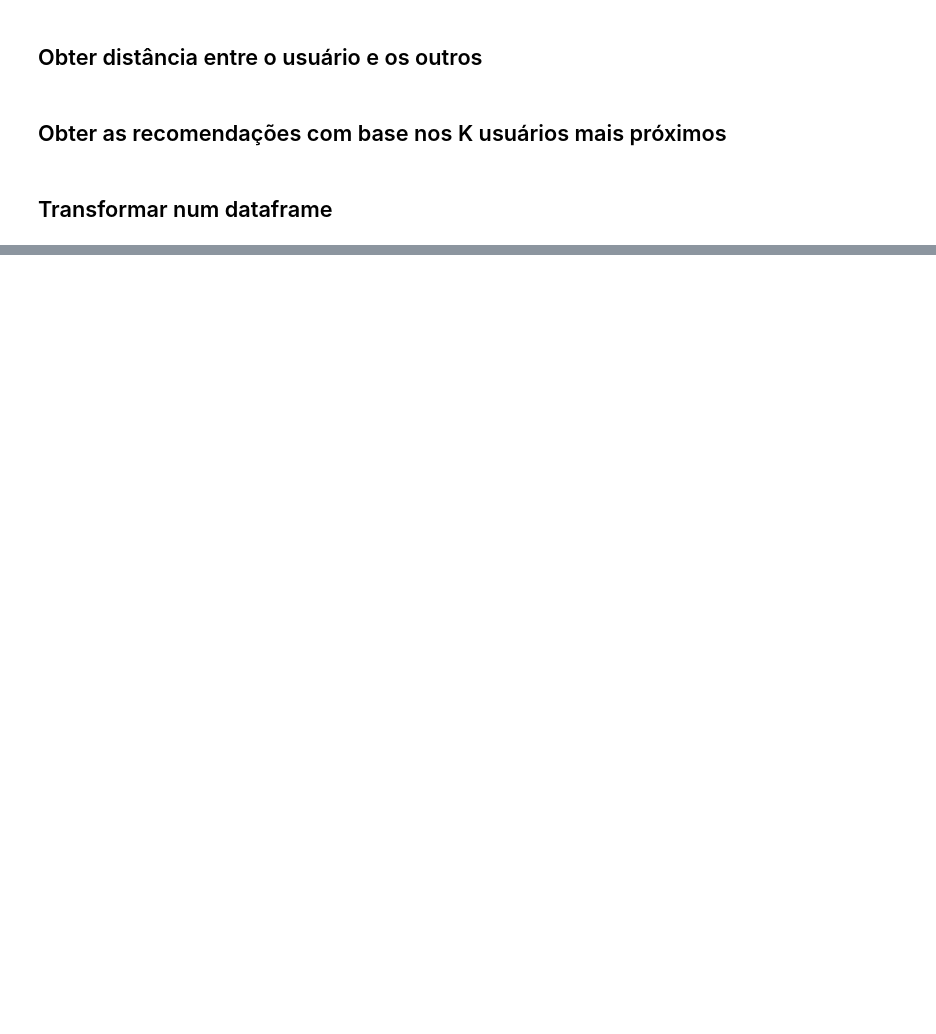
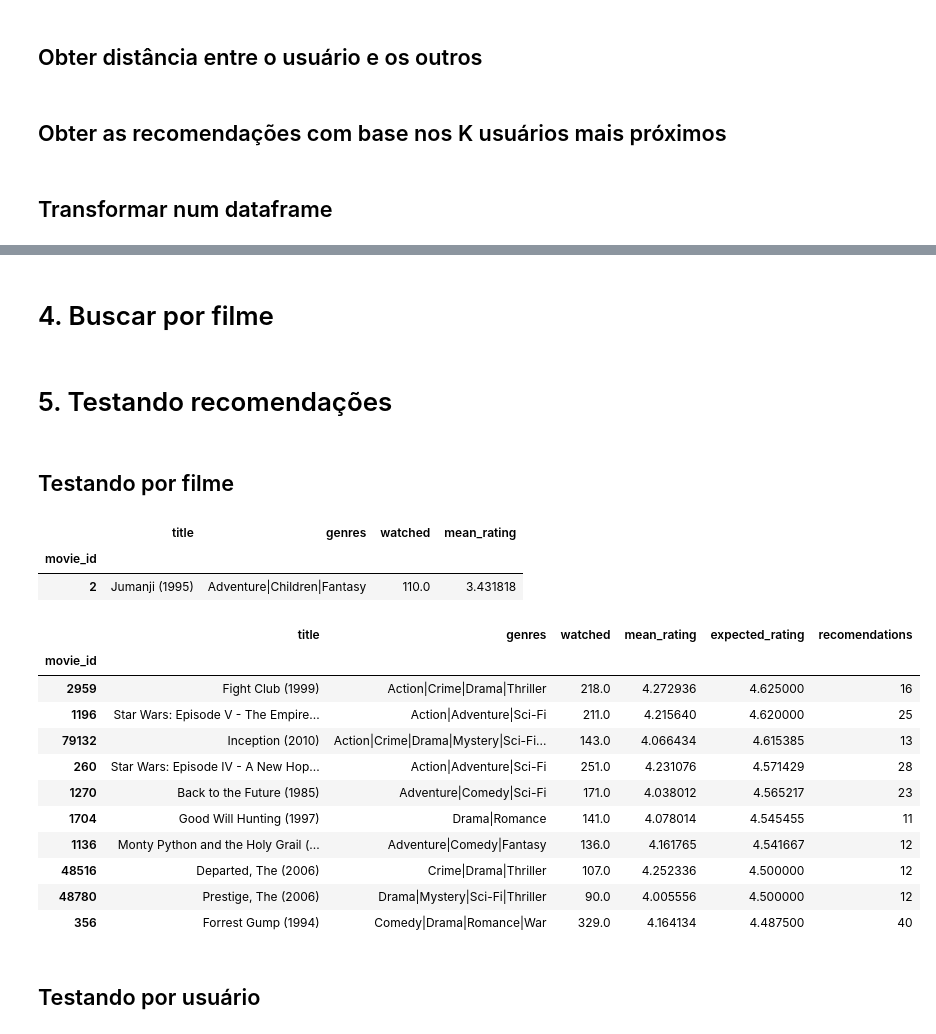
Before and after one commit to headyschwi/movie_recomendation, a Jupyter notebook: main.ipynb, the cells around one changed output, grey strips where cells are left out. Cells and saved outputs as stored; diff of their text form; code cells hidden in the pictures; blank space fills up the shorter version.

```diff
--- a/main.ipynb
+++ b/main.ipynb
@@ -123,3 +113,69 @@ recommendations.head(10)
 | 1732 | Big Lebowski, The (1998) | Comedy|Crime | 106.0 | 3.924528 | 4.666667 | 6 |
 | 3000 | Princess Mononoke (Mononoke-hime)... | Action|Adventure|Animation|Drama|... | 48.0 | 3.958333 | 4.666667 | 3 |
 | 31658 | Howl's Moving Castle (Hauru no ug... | Adventure|Animation|Fantasy|Romance | 40.0 | 4.075000 | 4.666667 | 3 |
+# %% [markdown]
+# 4. Buscar por filme
+# %%
+def movie_recommendations(movie_id, min_popularity=50, min_recomendations=10):
+    # Get all users that watched the movie sorted by rating
+    users = ratings[(ratings["movie_id"]==movie_id) & (ratings["rating"] >= 4)][["user_id", "rating"]]
+    users.sort_values("rating", ascending=False, inplace=True)
+
+    # Get the recommendations for each user
+    recommendations = []
+    similar_movies_count = {}
+    similar_movies_score = {}
+
+    for user in users["user_id"]:
+        for movie in ratings[ratings["user_id"]==user]["movie_id"].unique():
+            if movie_id == movie:
+                continue
+
+            if movies.loc[movie]["watched"] < min_popularity:
+                continue
+
+            if movie in similar_movies_count:
+                similar_movies_count[movie] += 1
+                similar_movies_score[movie] += ratings[(ratings["user_id"]==user) & (ratings["movie_id"]==movie)]["rating"].values[0]
+
+            else:
+                similar_movies_count[movie] = 1
+                similar_movies_score[movie] = ratings[(ratings["user_id"]==user) & (ratings["movie_id"]==movie)]["rating"].values[0]
+
+    for movie in similar_movies_count:
+        if similar_movies_count[movie] >= min_recomendations:
+            recommendations.append([movie, similar_movies_score[movie] / similar_movies_count[movie], similar_movies_count[movie]])
+
+    recommendations_df = movies.loc[[x[0] for x in recommendations]]
+    recommendations_df["expected_rating"] = [x[1] for x in recommendations]
+    recommendations_df["recomendations"] = [x[2] for x in recommendations]
+    recommendations_df.sort_values("expected_rating", ascending=False, inplace=True)
+
+    return recommendations_df
+# %% [markdown]
+# 5. Testando recomendações
+# %% [markdown]
+## Testando por filme
+# %%
+movies.loc[[2]]
+# %% [output]
+|  | title | genres | watched | mean_rating |
+| movie_id |  |  |  |  |
+| 2 | Jumanji (1995) | Adventure|Children|Fantasy | 110.0 | 3.431818 |
+# %%
+movie_recommendations(2, min_recomendations=10, min_popularity=5).head(10)
+# %% [output]
+|  | title | genres | watched | mean_rating | expected_rating | recomendations |
+| movie_id |  |  |  |  |  |  |
+| 2959 | Fight Club (1999) | Action|Crime|Drama|Thriller | 218.0 | 4.272936 | 4.625000 | 16 |
+| 1196 | Star Wars: Episode V - The Empire... | Action|Adventure|Sci-Fi | 211.0 | 4.215640 | 4.620000 | 25 |
+| 79132 | Inception (2010) | Action|Crime|Drama|Mystery|Sci-Fi... | 143.0 | 4.066434 | 4.615385 | 13 |
+| 260 | Star Wars: Episode IV - A New Hop... | Action|Adventure|Sci-Fi | 251.0 | 4.231076 | 4.571429 | 28 |
+| 1270 | Back to the Future (1985) | Adventure|Comedy|Sci-Fi | 171.0 | 4.038012 | 4.565217 | 23 |
+| 1704 | Good Will Hunting (1997) | Drama|Romance | 141.0 | 4.078014 | 4.545455 | 11 |
+| 1136 | Monty Python and the Holy Grail (... | Adventure|Comedy|Fantasy | 136.0 | 4.161765 | 4.541667 | 12 |
+| 48516 | Departed, The (2006) | Crime|Drama|Thriller | 107.0 | 4.252336 | 4.500000 | 12 |
+| 48780 | Prestige, The (2006) | Drama|Mystery|Sci-Fi|Thriller | 90.0 | 4.005556 | 4.500000 | 12 |
+| 356 | Forrest Gump (1994) | Comedy|Drama|Romance|War | 329.0 | 4.164134 | 4.487500 | 40 |
+# %% [markdown]
+## Testando por usuário
```
Also changed, not shown: parts of 6 cells of this notebook.
